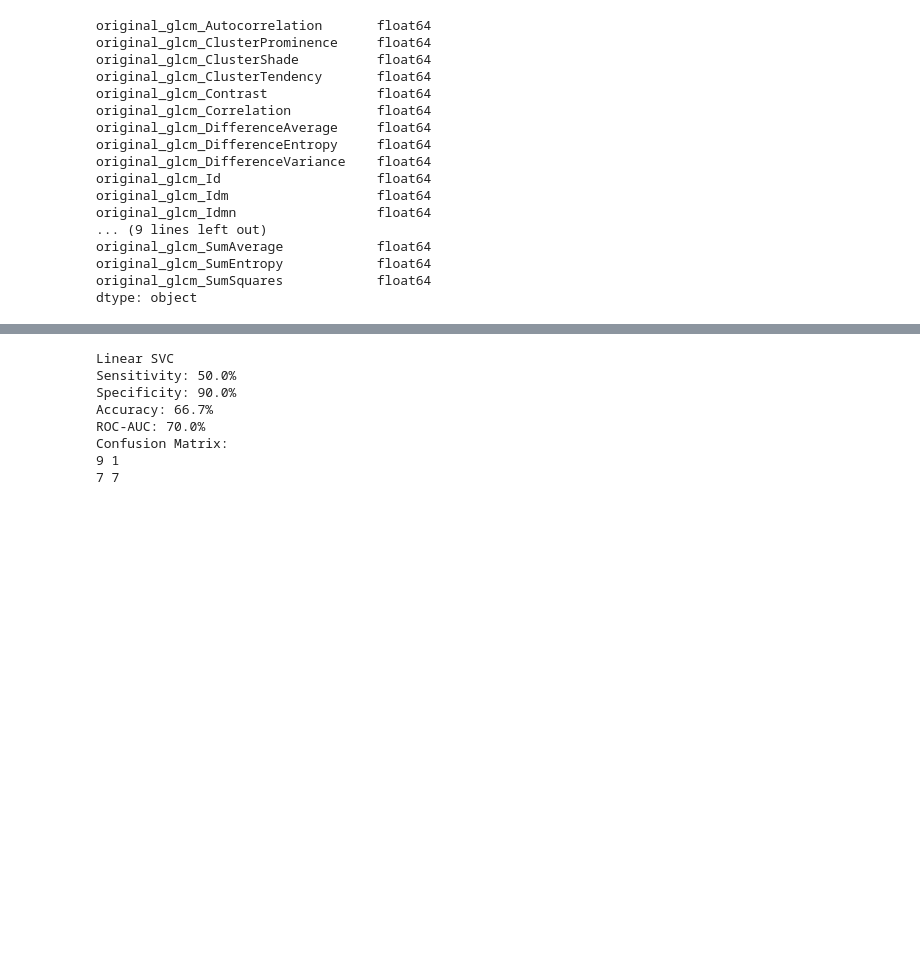
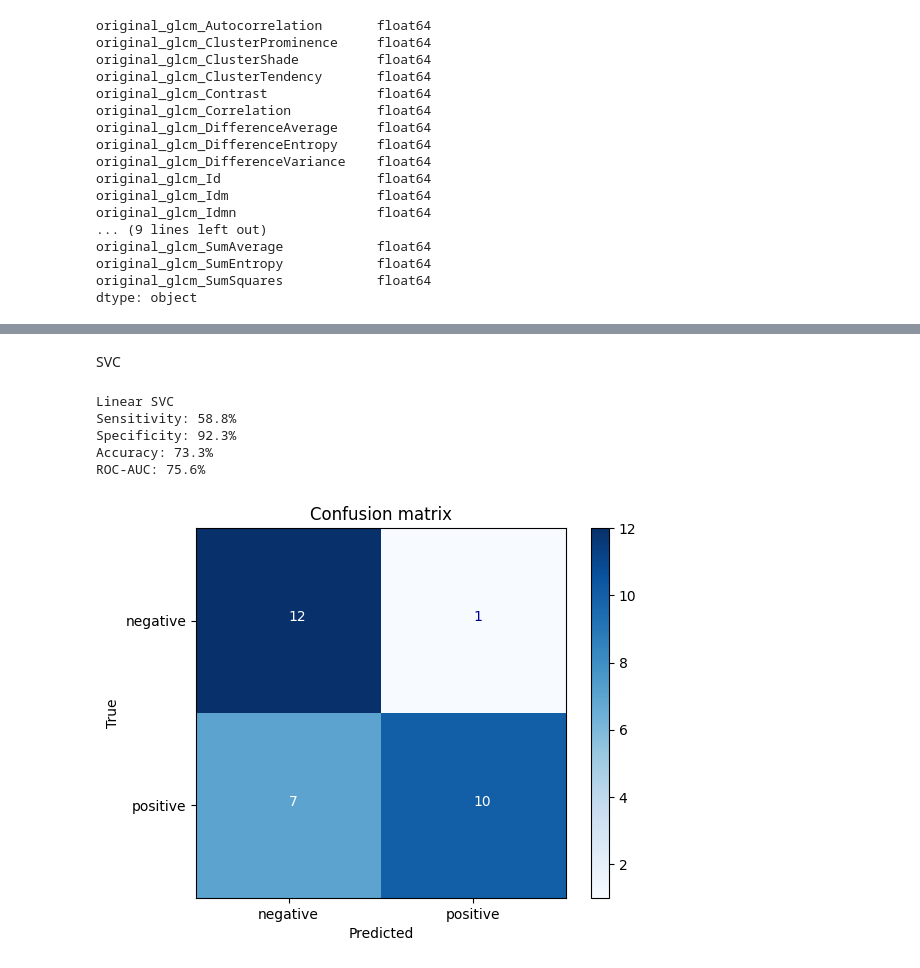
Before and after one commit to edoardo-p/Healthcare-Classifier, a Jupyter notebook: ct_pet/image_classification.ipynb, the cells around one changed output, grey strips where cells are left out. Drawn from its saved outputs; the diff is of its cells as text; code cells hidden in the pictures; blank space fills up the shorter version.

Commit message:
Added confusion matrix plot

```diff
--- a/ct_pet/image_classification.ipynb
+++ b/ct_pet/image_classification.ipynb
@@ -100,13 +117,22 @@ from sklearn.preprocessing import StandardScaler
 from sklearn.svm import SVC
 # %%
 def print_metrics(y_true, y_pred, model_name) -> None:
-    tn, fp, fn, tp = confusion_matrix(y_true, y_pred).ravel()
+    cm = confusion_matrix(y_true, y_pred)
+    tn, fp, fn, tp = cm.ravel()
     print(model_name)
     print(f"Sensitivity: {tp / (tp + fn) * 100:.1f}%")
     print(f"Specificity: {tn / (tn + fp) * 100:.1f}%")
     print(f"Accuracy: {accuracy_score(y_true, y_pred) * 100:.1f}%")
     print(f"ROC-AUC: {roc_auc_score(y_true, y_pred) * 100:.1f}%")
-    print("Confusion Matrix:")
-    print(tn, fp)
-    print(fn, tp)
-    print()
+
+    plt.imshow(cm, cmap=mpl.colormaps["Blues"])
+    plt.colorbar()
+    plt.title("Confusion matrix")
+    plt.xlabel("Predicted")
+    plt.ylabel("True")
+    plt.xticks([0, 1], ["negative", "positive"])
+    plt.yticks([0, 1], ["negative", "positive"])
+    for (j, i), label in np.ndenumerate(cm):
+        color = "darkblue" if label < cm.max() / 2 else "white"
+        plt.text(i, j, label, color=color)
+    plt.show()
@@ -117,14 +139,32 @@ X_train, X_test, y_train, y_test = train_test_split(
+# %%
+X_train, X_test, y_train, y_test = train_test_split(
+    data, labels, test_size=0.25, random_state=seed
+)
+
+svc_pipe = Pipeline(
+    [
+        ("scaler", MinMaxScaler()),
+        # ("pca", PCA(0.9)),
+        ("svc", SVC(kernel="linear", random_state=seed)),
+    ]
+)
+rf_pipe = Pipeline(
+    [
+        ("scaler", MinMaxScaler()),
+        # ("pca", PCA(0.9)),
+        ("svc", RandomForestClassifier(criterion="entropy", random_state=seed)),
+    ]
+)
+# %% [markdown]
+SVC
 # %%
-svc = SVC(kernel="linear", random_state=seed)
-svc.fit(X_train, y_train)
-y_pred = svc.predict(X_test)
+svc_pipe.fit(X_train, y_train)
+y_pred = svc_pipe.predict(X_test)
 print_metrics(y_test, y_pred, "Linear SVC")
 # %% [output]
 Linear SVC
-Sensitivity: 50.0%
-Specificity: 90.0%
-Accuracy: 66.7%
-ROC-AUC: 70.0%
-Confusion Matrix:
-9 1
-7 7
+Sensitivity: 58.8%
+Specificity: 92.3%
+Accuracy: 73.3%
+ROC-AUC: 75.6%
+[figure, added]
```
Also changed, not shown: parts of 12 cells of this notebook.
